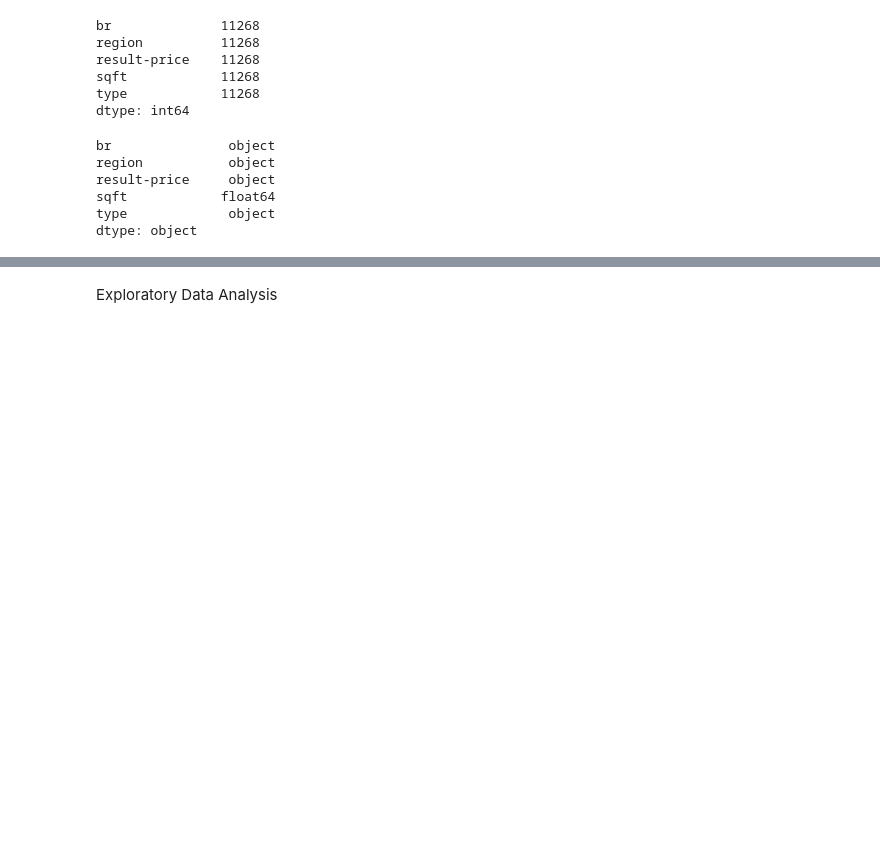
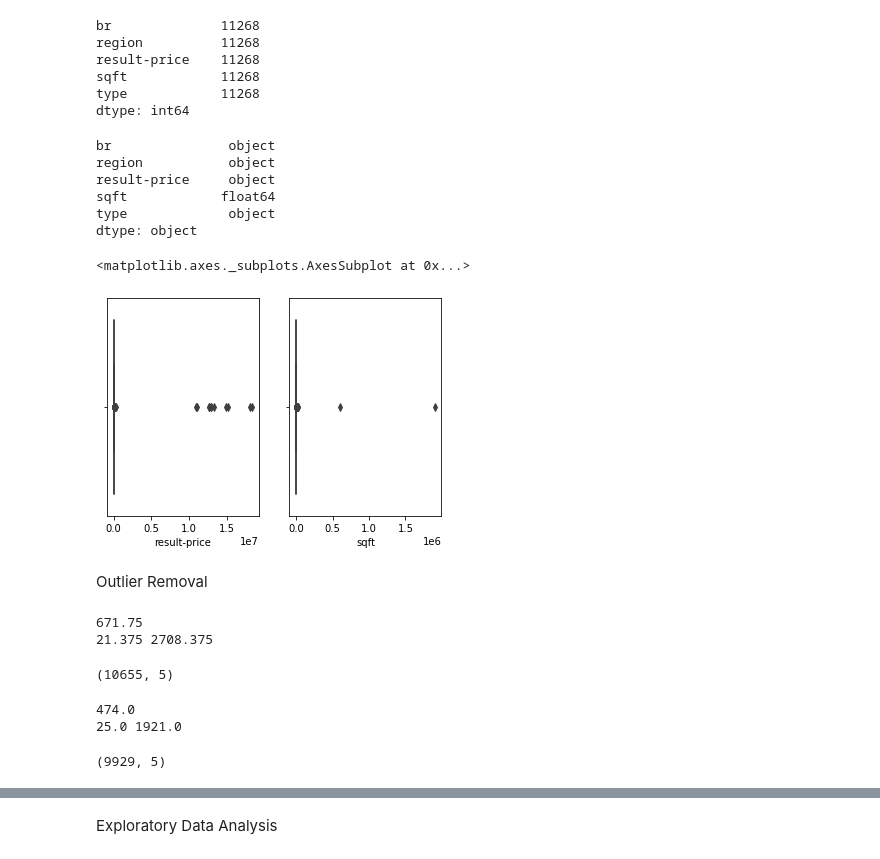
Before and after one commit to manthra16695/Code-360, a Jupyter notebook: House_Rent_Prediction.ipynb, the cells around one changed output, grey strips where cells are left out. Drawn from its saved outputs; the diff is of its cells as text; code cells hidden in the pictures; blank space fills up the shorter version.

```diff
--- a/House_Rent_Prediction.ipynb
+++ b/House_Rent_Prediction.ipynb
@@ -53,3 +53,63 @@ dtype: object
 # %%
 ##Converting price into int by converting $ symbol data as regular expression
 data['result-price']=data['result-price'].str.replace('[\$,]','',regex=True).astype('int')
+# %%
+##Univariate Analysis
+plt.figure()
+plt.subplot(1,2,1)
+sns.boxplot(data=data,x=data['result-price']) ## Column Price has significant Outliers which needs to be treated
+plt.subplot(1,2,2)
+sns.boxplot(data=data,x=data['sqft'])## Column sqft also has significant Outliers which needs to be treated
+# %% [output]
+<matplotlib.axes._subplots.AxesSubplot at 0x...>
+[figure, added]
+# %% [markdown]
+Outlier Removal
+# %%
+##Outlier removal for Price
+q1=data['result-price'].quantile(0.25)
+q3=data['result-price'].quantile(0.75)
+
+IQR=q3-q1
+print(IQR)
+
+low_whisker=q1-1.5*(IQR)
+
+upper_whisker=q3+1.5*(IQR)
+
+print(low_whisker,upper_whisker)
+# %% [output]
+671.75
+21.375 2708.375
+# %%
+##Outlier Treatment by removing all rows with outliers
+data=data[data['result-price']<upper_whisker]
+
+data=data[data['result-price']>low_whisker]
+data.shape
+# %% [output]
+(10655, 5)
+# %%
+##Outlier removal for Price
+q1=data['sqft'].quantile(0.25)
+q3=data['sqft'].quantile(0.75)
+
+IQR=q3-q1
+print(IQR)
+
+low_whisker=q1-1.5*(IQR)
+
+upper_whisker=q3+1.5*(IQR)
+
+print(low_whisker,upper_whisker)
+# %% [output]
+474.0
+25.0 1921.0
+# %%
+##Outlier Treatment by removing all rows with outliers
+data=data[data['sqft']<upper_whisker]
+
+data=data[data['sqft']>low_whisker]
+data.shape
+# %% [output]
+(9929, 5)
```
Also changed, not shown: parts of 6 cells of this notebook.
